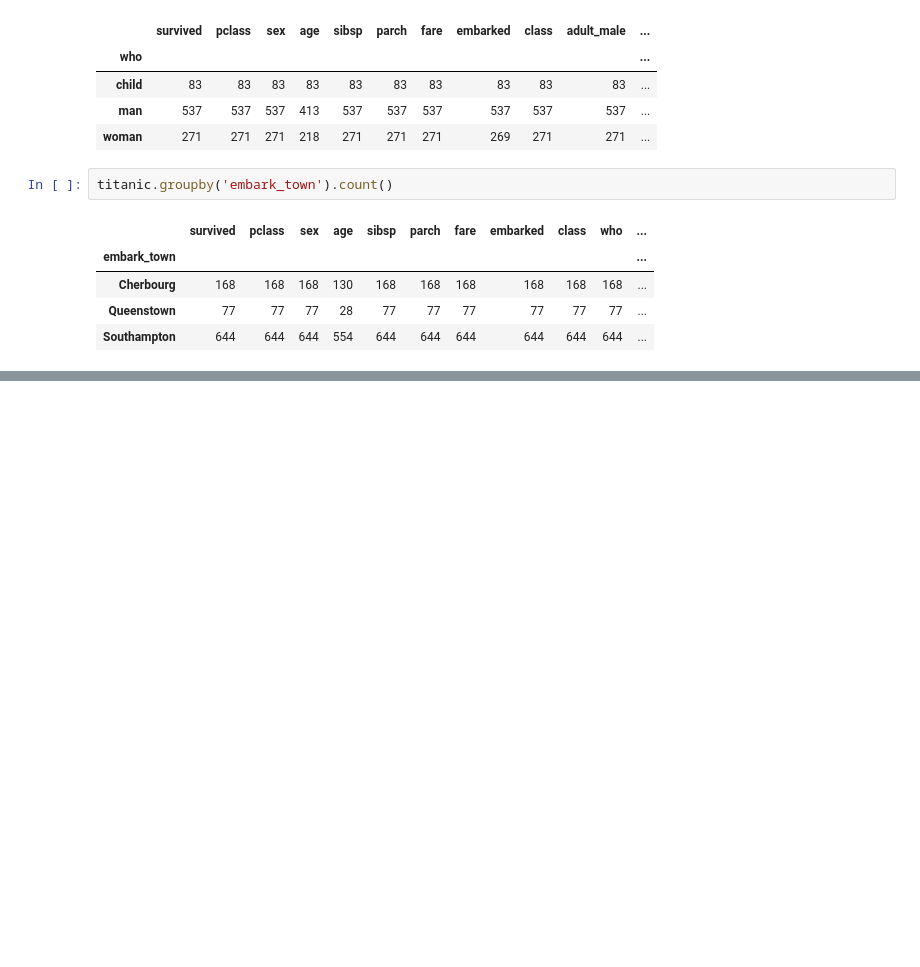
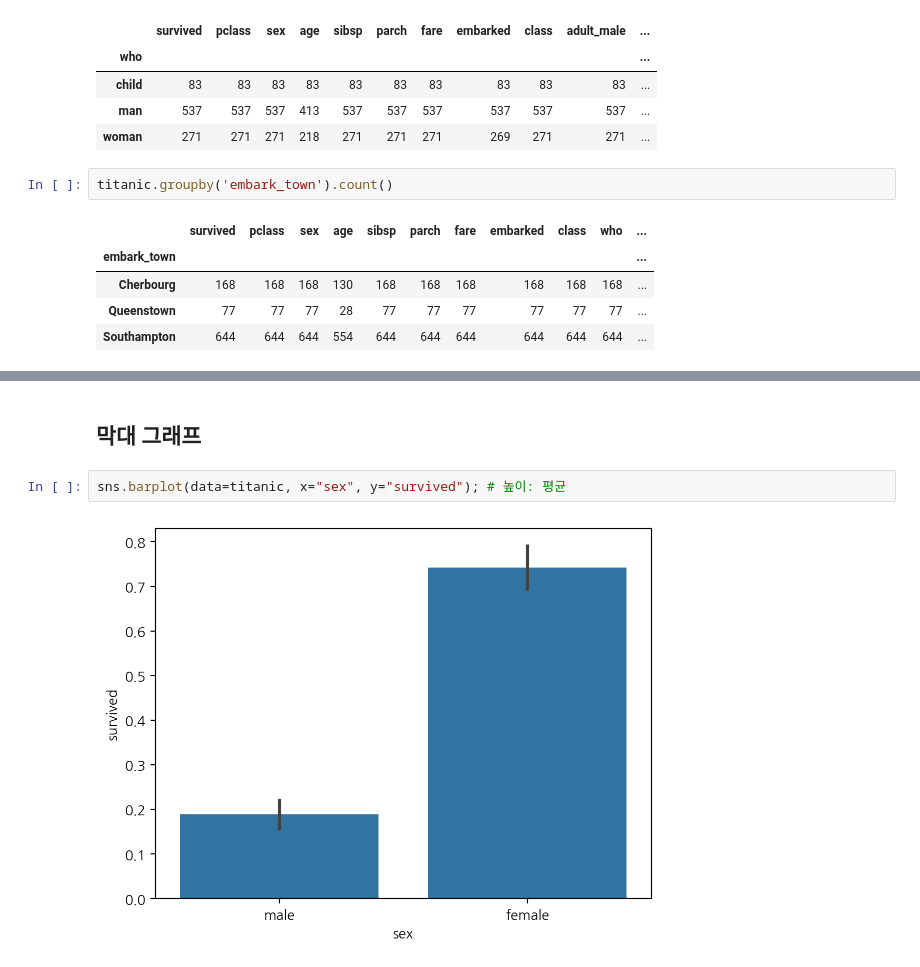
Before and after one commit to rlawnsqja2/2024-1-my-BDA, a Jupyter notebook: inclass/02w_0319_tue_dataframe_basic.ipynb, the cells around one changed output, grey strips where cells are left out. Cells and saved outputs as stored; diff of their text form; blank space fills up the shorter version.

```diff
--- a/inclass/02w_0319_tue_dataframe_basic.ipynb
+++ b/inclass/02w_0319_tue_dataframe_basic.ipynb
@@ -273,0 +290,6 @@ titanic.groupby('embark_town').count()
+# %% [markdown]
+## 막대 그래프
+# %%
+sns.barplot(data=titanic, x="sex", y="survived"); # 높이: 평균
+# %% [output]
+[figure, added]
```
Also changed, not shown: parts of 59 cells of this notebook.
